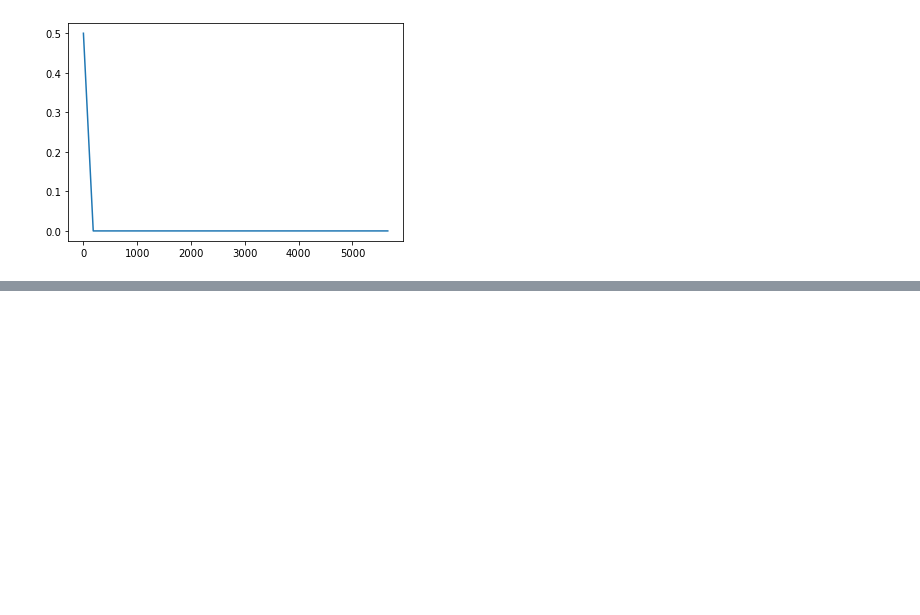
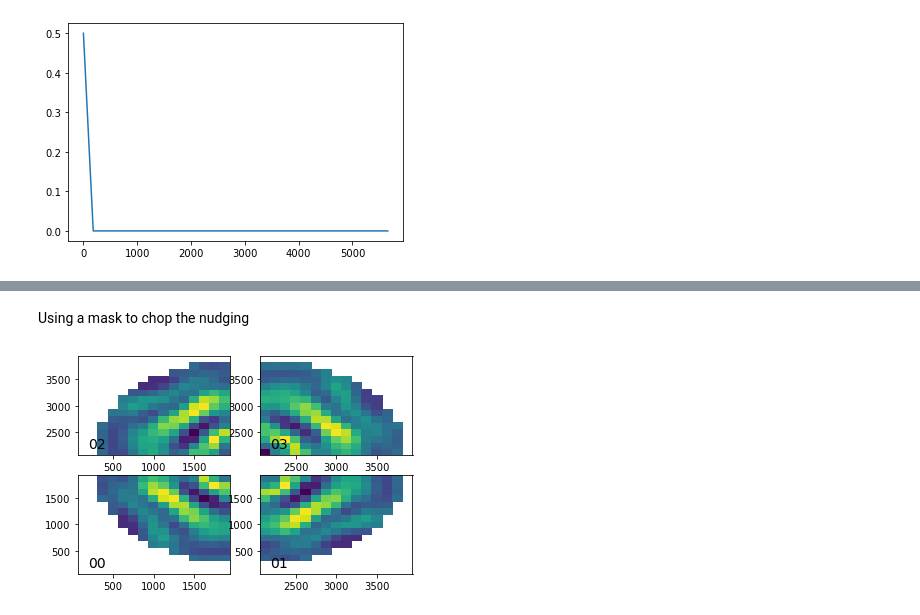
Before and after one commit to cpierard/Nyles, a Jupyter notebook: notebooks/01-Diagnotics.ipynb, the cells around one changed output, grey strips where cells are left out. Saved outputs shown, nothing was run; the diff lists cells and outputs as text; code cells hidden in the pictures; blank space fills up the shorter version.

```diff
--- a/notebooks/01-Diagnotics.ipynb
+++ b/notebooks/01-Diagnotics.ipynb
@@ -75 +65,22 @@ for i in range(0, 4):
+# %% [markdown]
+Using a mask to chop the nudging
+# %%
+t = 140
+x0 = 2000
+y0 = 2000
+for i in range(0, 4):
+    k = (i+2)%4 + 1
+
+    b = field[f'b_{i}'][t, 8, :, :]
+
+    ax = plt.subplot(2,2,k)
+    XX, YY = np.meshgrid(grid[f'x_{i}'], grid[f'y_{i}'])
+    d = np.sqrt((XX - x0)**2 + (YY - y0)**2)
+    mask = ma.masked_outside(d, 0, 1800)
+
+    b_new = ma.masked_array(b, mask.mask)
+    ax.pcolormesh(XX, YY, b_new)#field[f'b_{i}'][t, 8, :, :])
+    ax.text(XX[1,1],YY[1,1], f'{i:02d}', size=14)
+# %% [output]
+[figure, added]
 # %%
```
Also changed, not shown: parts of 31 cells of this notebook.
